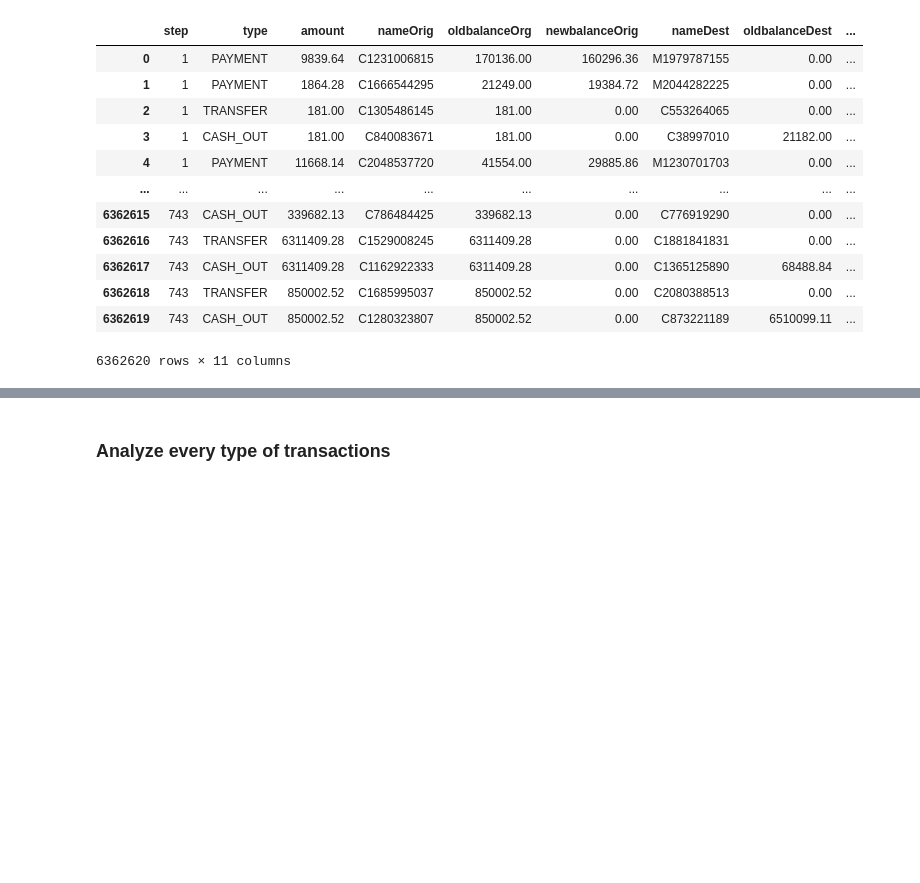
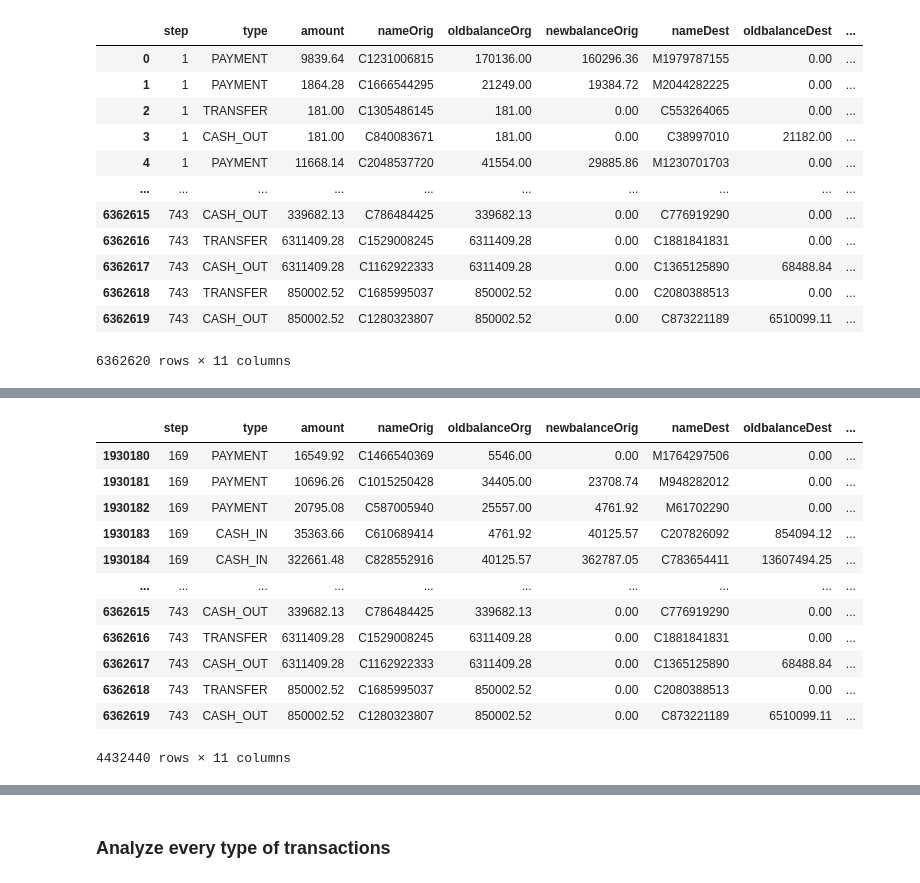
Before and after one commit to TitoTamburini/FDS_Final_Project, a Jupyter notebook: FDS_main.ipynb, the cells around one changed output, grey strips where cells are left out. Cells and saved outputs as stored; diff of their text form; code cells hidden in the pictures; blank space fills up the shorter version.

```diff
--- a/FDS_main.ipynb
+++ b/FDS_main.ipynb
@@ -28,0 +44,16 @@ transactions_df.isna().sum()
+# %%
+transactions_df.loc[transactions_df['step'] > 168 ]
+# %% [output]
+|  | step | type | amount | nameOrig | oldbalanceOrg | newbalanceOrig | nameDest | oldbalanceDest | ... |
+| 1930180 | 169 | PAYMENT | 16549.92 | C1466540369 | 5546.00 | 0.00 | M1764297506 | 0.00 | ... |
+| 1930181 | 169 | PAYMENT | 10696.26 | C1015250428 | 34405.00 | 23708.74 | M948282012 | 0.00 | ... |
+| 1930182 | 169 | PAYMENT | 20795.08 | C587005940 | 25557.00 | 4761.92 | M61702290 | 0.00 | ... |
+| 1930183 | 169 | CASH_IN | 35363.66 | C610689414 | 4761.92 | 40125.57 | C207826092 | 854094.12 | ... |
+| 1930184 | 169 | CASH_IN | 322661.48 | C828552916 | 40125.57 | 362787.05 | C783654411 | 13607494.25 | ... |
+| ... | ... | ... | ... | ... | ... | ... | ... | ... | ... |
+| 6362615 | 743 | CASH_OUT | 339682.13 | C786484425 | 339682.13 | 0.00 | C776919290 | 0.00 | ... |
+| 6362616 | 743 | TRANSFER | 6311409.28 | C1529008245 | 6311409.28 | 0.00 | C1881841831 | 0.00 | ... |
+| 6362617 | 743 | CASH_OUT | 6311409.28 | C1162922333 | 6311409.28 | 0.00 | C1365125890 | 68488.84 | ... |
+| 6362618 | 743 | TRANSFER | 850002.52 | C1685995037 | 850002.52 | 0.00 | C2080388513 | 0.00 | ... |
+| 6362619 | 743 | CASH_OUT | 850002.52 | C1280323807 | 850002.52 | 0.00 | C873221189 | 6510099.11 | ... |
+4432440 rows × 11 columns
```
Also changed, not shown: parts of 26 cells of this notebook.
